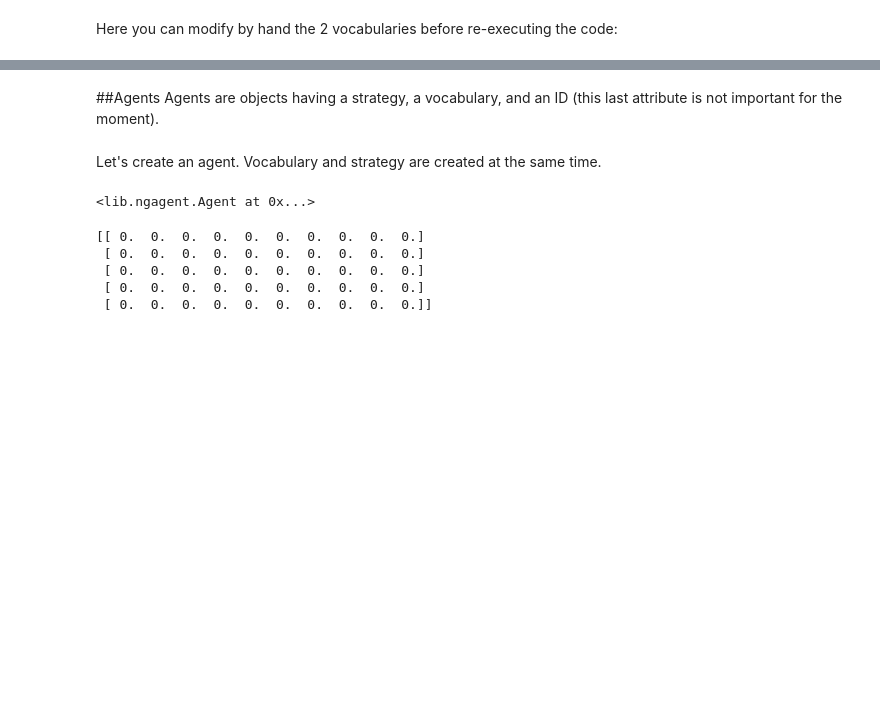
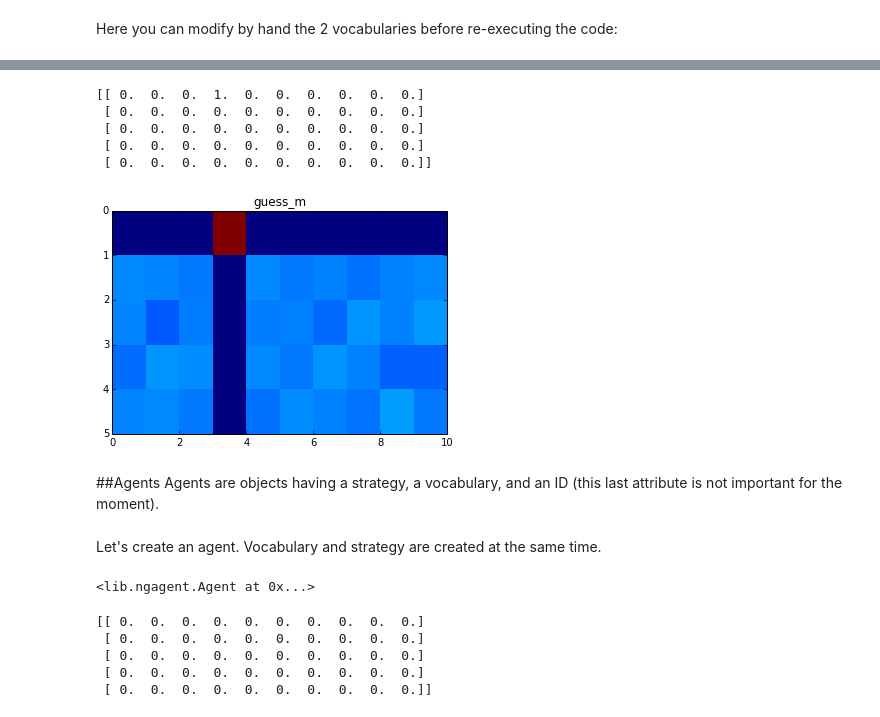
Before and after one commit to flowersteam/naminggamesal, a Jupyter notebook: notebooks/Introduction.ipynb, the cells around one changed output, grey strips where cells are left out. Cells and saved outputs as stored; diff of their text form; code cells hidden in the pictures; blank space fills up the shorter version.

```diff
--- a/notebooks/Introduction.ipynb
+++ b/notebooks/Introduction.ipynb
@@ -341,3 +353,13 @@ teststrat.visual(voc=voctest_speaker,vtype="pick_mw",iter=500)
+# %%
+voctest_hearer.visual()
+teststrat.visual(voc=voctest_hearer,vtype="guess_m",iterr=500)
+# %% [output]
+[[ 0.  0.  0.  1.  0.  0.  0.  0.  0.  0.]
+ [ 0.  0.  0.  0.  0.  0.  0.  0.  0.  0.]
+ [ 0.  0.  0.  0.  0.  0.  0.  0.  0.  0.]
+ [ 0.  0.  0.  0.  0.  0.  0.  0.  0.  0.]
+ [ 0.  0.  0.  0.  0.  0.  0.  0.  0.  0.]]
+[figure, added]
 # %% [markdown]
 ##Agents
 Agents are objects having a strategy, a vocabulary, and an ID (this last attribute is not important for the moment).
```
Also changed, not shown: parts of 14 cells of this notebook, 3 other files.
